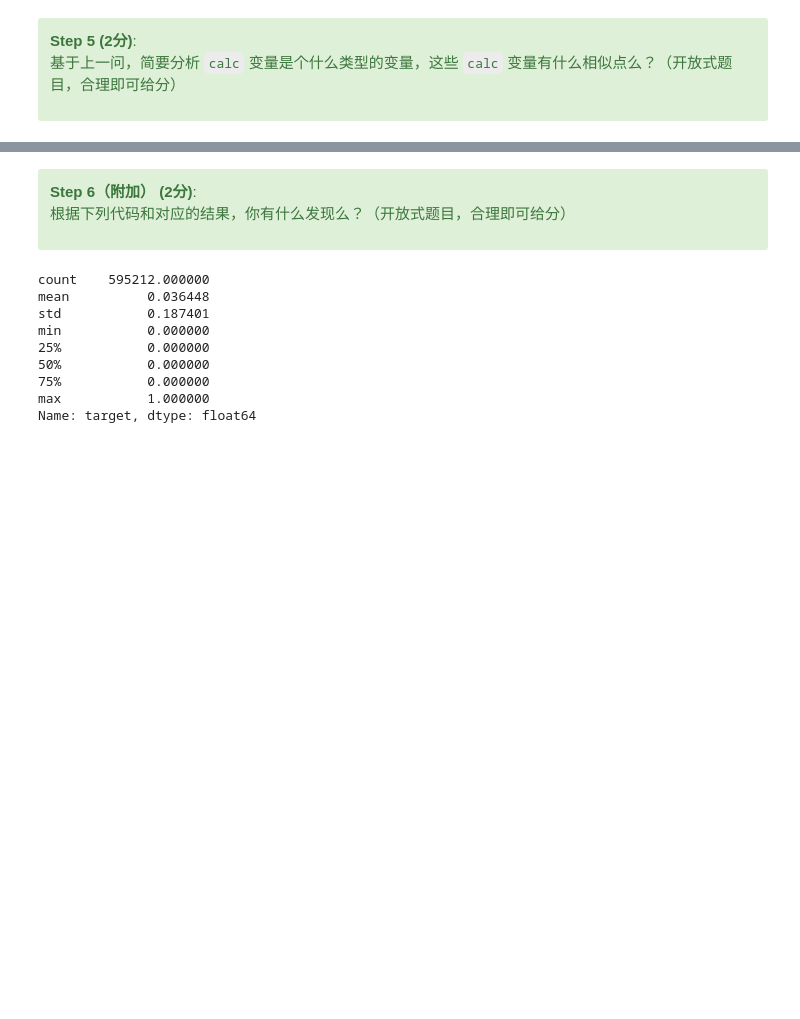
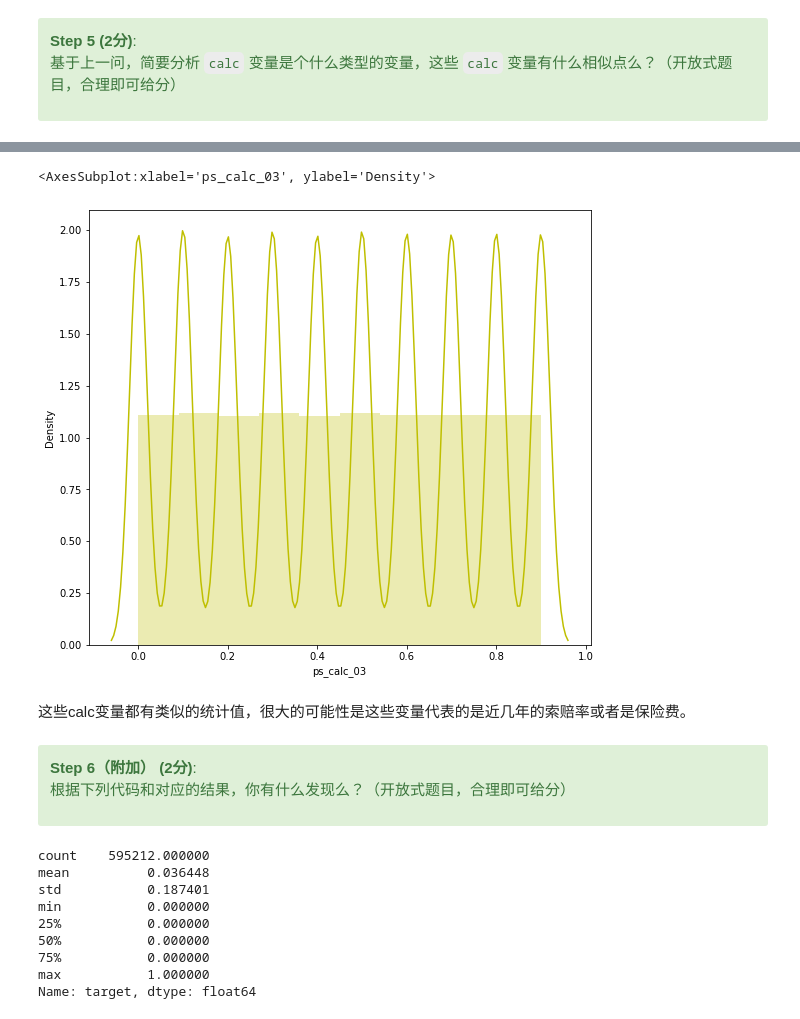
Before and after one commit to lydia0423/Kaggle, a Jupyter notebook: Kaggle 1/第二阶段_元数据/Phase2_metadata.ipynb, the cells around one changed output, grey strips where cells are left out. Cells and saved outputs as stored; diff of their text form; code cells hidden in the pictures; blank space fills up the shorter version.

```diff
--- a/Kaggle 1/第二阶段_元数据/Phase2_metadata.ipynb
+++ b/Kaggle 1/第二阶段_元数据/Phase2_metadata.ipynb
@@ -373,3 +528,11 @@ train = pd.read_csv('./data/train.csv')
+# %%
+plt.figure(figsize=(9, 8))
+sns.distplot(train['ps_calc_03'], color= 'y', bins= 10, hist_kws={'alpha': 0.3})
+# %% [output]
+<AxesSubplot:xlabel='ps_calc_03', ylabel='Density'>
+[figure, added]
+# %% [markdown]
+这些calc变量都有类似的统计值，很大的可能性是这些变量代表的是近几年的索赔率或者是保险费。
 # %% [markdown]
 <div class="alert alert-block alert-success"><b>Step 6（附加） (2分)</b>:
 
```
Also changed, not shown: parts of 14 cells of this notebook, 10 other files.
